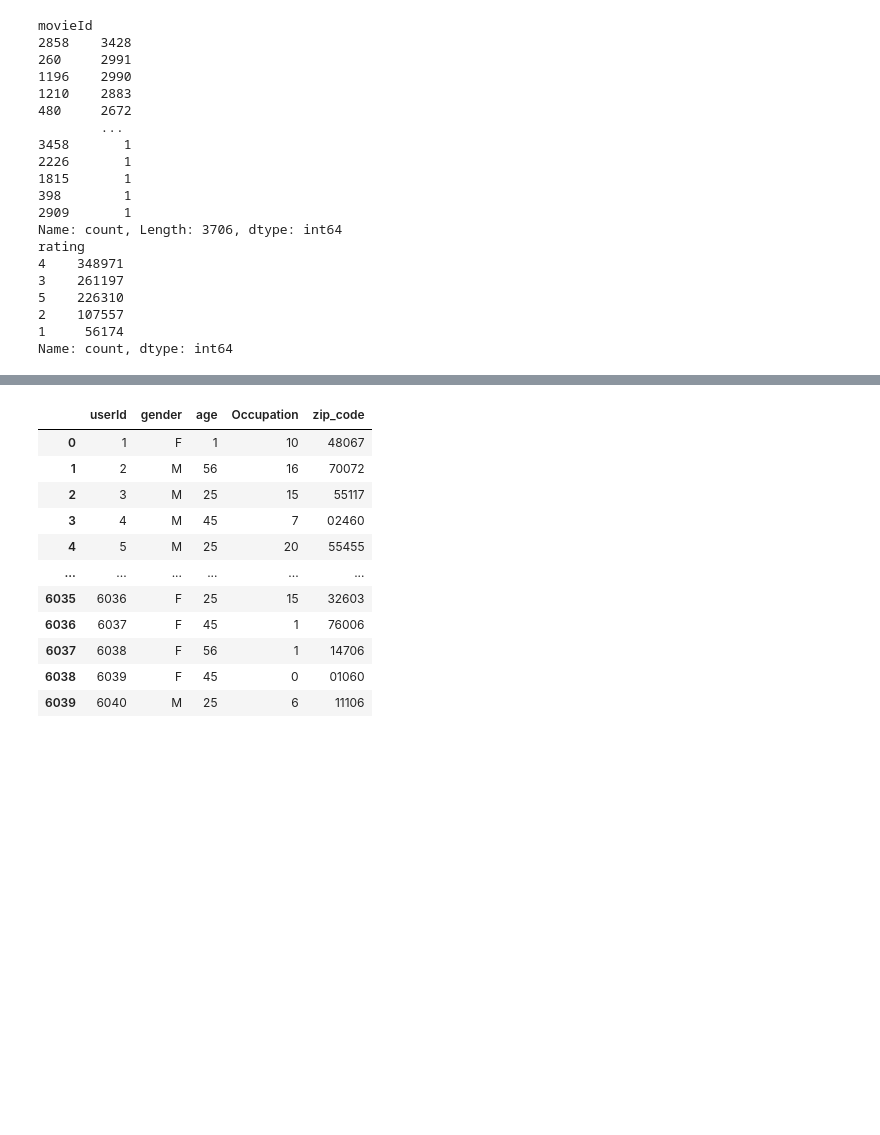
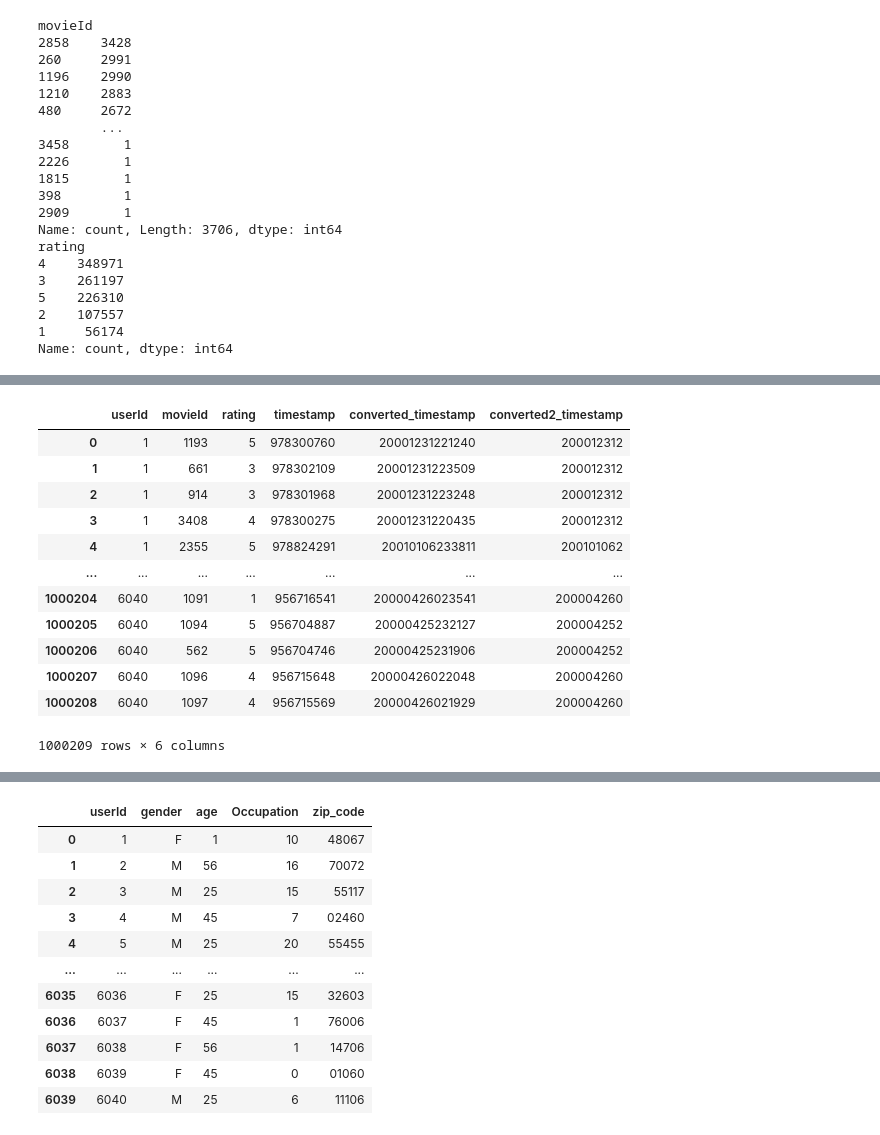
Before and after one commit to bgh2104/TP2, a Jupyter notebook: EDA.ipynb, the cells around one changed output, grey strips where cells are left out. Drawn from its saved outputs; the diff is of its cells as text; code cells hidden in the pictures; blank space fills up the shorter version.

```diff
--- a/EDA.ipynb
+++ b/EDA.ipynb
@@ -360,0 +376,18 @@ rating
+# %%
+# 연도, 월, 일로 자름
+edited_ratings_df['converted2_timestamp'] = edited_ratings_df['converted_timestamp'].str[:9]
+edited_ratings_df
+# %% [output]
+|  | userId | movieId | rating | timestamp | converted_timestamp | converted2_timestamp |
+| 0 | 1 | 1193 | 5 | 978300760 | 20001231221240 | 200012312 |
+| 1 | 1 | 661 | 3 | 978302109 | 20001231223509 | 200012312 |
+| 2 | 1 | 914 | 3 | 978301968 | 20001231223248 | 200012312 |
+| 3 | 1 | 3408 | 4 | 978300275 | 20001231220435 | 200012312 |
+| 4 | 1 | 2355 | 5 | 978824291 | 20010106233811 | 200101062 |
+| ... | ... | ... | ... | ... | ... | ... |
+| 1000204 | 6040 | 1091 | 1 | 956716541 | 20000426023541 | 200004260 |
+| 1000205 | 6040 | 1094 | 5 | 956704887 | 20000425232127 | 200004252 |
+| 1000206 | 6040 | 562 | 5 | 956704746 | 20000425231906 | 200004252 |
+| 1000207 | 6040 | 1096 | 4 | 956715648 | 20000426022048 | 200004260 |
+| 1000208 | 6040 | 1097 | 4 | 956715569 | 20000426021929 | 200004260 |
+1000209 rows × 6 columns
```
Also changed, not shown: parts of 25 cells of this notebook, 2 other files.
